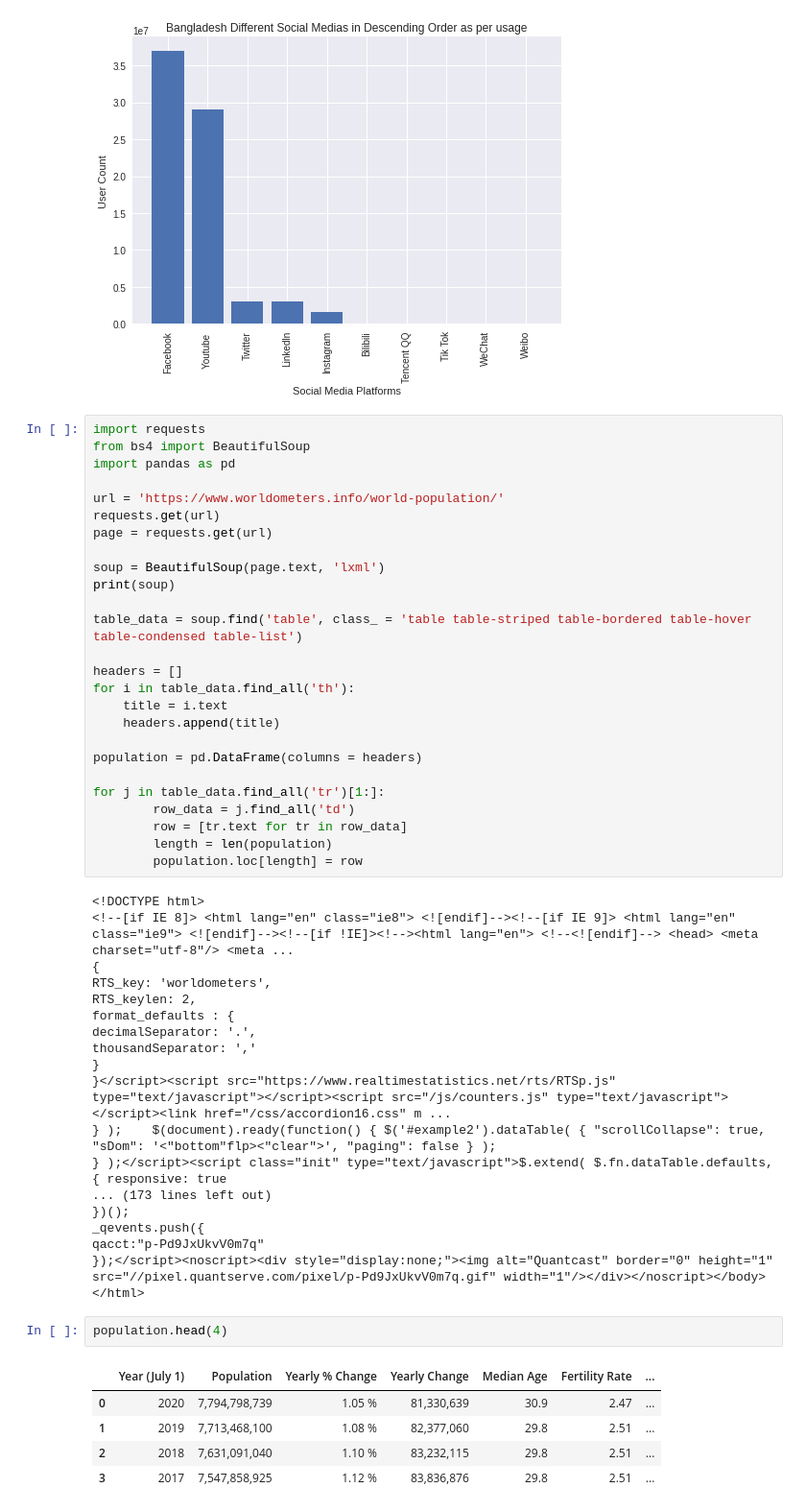
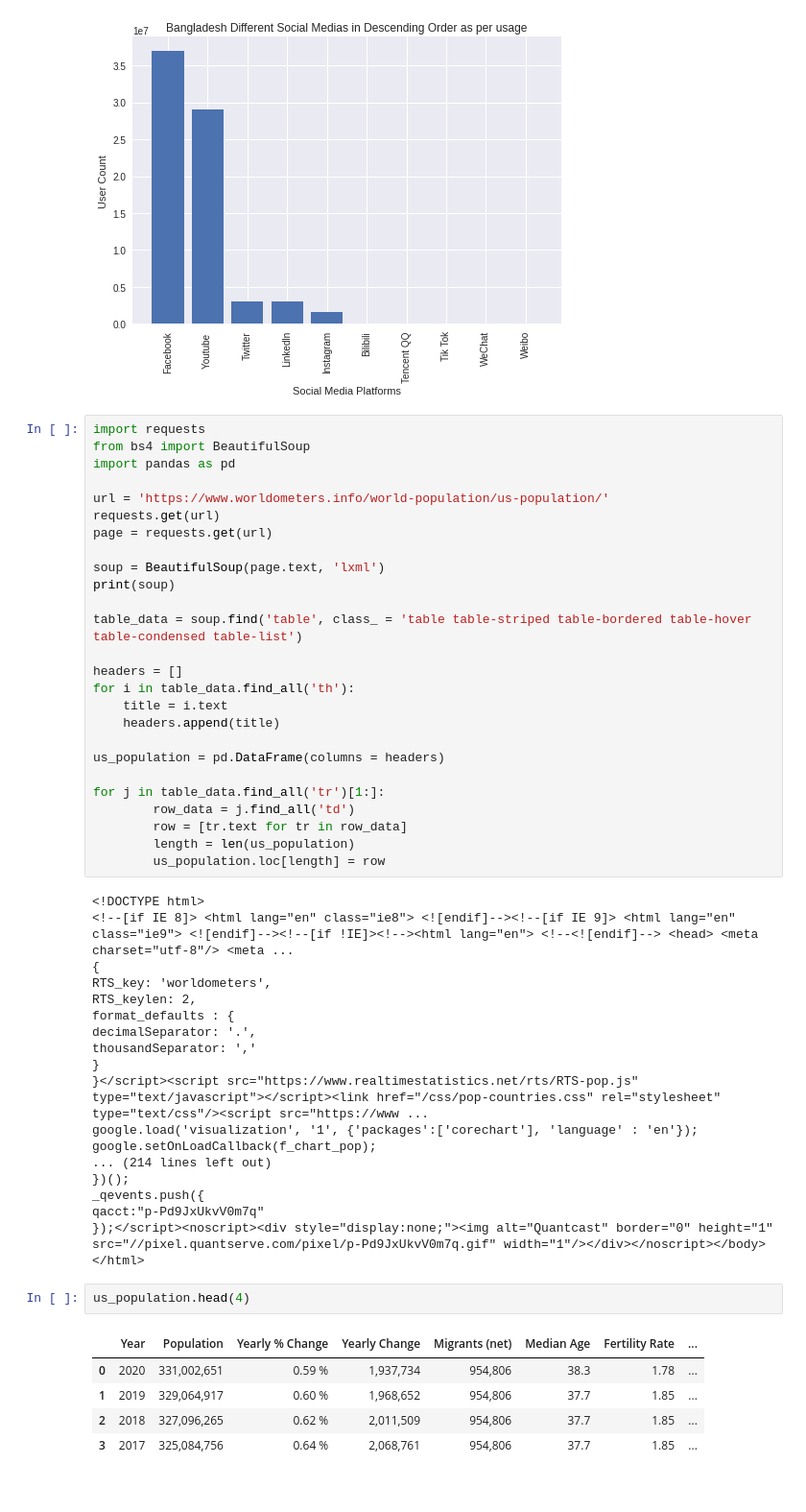
Before and after one commit to imdebarun/Singapore_DigiLabs, a Jupyter notebook: SocMed_Sol.ipynb, the cells around one changed output. Shown at 96% size. Saved outputs shown, nothing was run; the diff lists cells and outputs as text.

```diff
--- a/SocMed_Sol.ipynb
+++ b/SocMed_Sol.ipynb
@@ -833,7 +827,7 @@ import requests
 from bs4 import BeautifulSoup
 import pandas as pd
 
-url = 'https://www.worldometers.info/world-population/'
+url = 'https://www.worldometers.info/world-population/us-population/'
 requests.get(url)
 page = requests.get(url)
 
@@ -847,13 +841,13 @@ for i in table_data.find_all('th'):
     title = i.text
     headers.append(title)
 
-population = pd.DataFrame(columns = headers)
+us_population = pd.DataFrame(columns = headers)
 
 for j in table_data.find_all('tr')[1:]:
         row_data = j.find_all('td')
         row = [tr.text for tr in row_data]
-        length = len(population)
-        population.loc[length] = row
+        length = len(us_population)
+        us_population.loc[length] = row
 # %% [output]
 <!DOCTYPE html>
 <!--[if IE 8]> <html lang="en" class="ie8"> <![endif]--><!--[if IE 9]> <html lang="en" class="ie9"> <![endif]--><!--[if !IE]><!--><html lang="en"> <!--<![endif]--> <head> <meta charset="utf-8"/> <meta ...
@@ -864,19 +858,19 @@ format_defaults : {
 decimalSeparator: '.',
 thousandSeparator: ','
 }
-}</script><script src="https://www.realtimestatistics.net/rts/RTSp.js" type="text/javascript"></script><script src="/js/counters.js" type="text/javascript"></script><link href="/css/accordion16.css" m ...
-} );    $(document).ready(function() { $('#example2').dataTable( { "scrollCollapse": true,      "sDom": '<"bottom"flp><"clear">', "paging": false } );
-} );</script><script class="init" type="text/javascript">$.extend( $.fn.dataTable.defaults, { responsive: true
-... (173 lines left out)
+}</script><script src="https://www.realtimestatistics.net/rts/RTS-pop.js" type="text/javascript"></script><link href="/css/pop-countries.css" rel="stylesheet" type="text/css"/><script src="https://www ...
+google.load('visualization', '1', {'packages':['corechart'], 'language' : 'en'});
+google.setOnLoadCallback(f_chart_pop);
+... (214 lines left out)
 })();
 _qevents.push({
 qacct:"p-Pd9JxUkvV0m7q"
 });</script><noscript><div style="display:none;"><img alt="Quantcast" border="0" height="1" src="//pixel.quantserve.com/pixel/p-Pd9JxUkvV0m7q.gif" width="1"/></div></noscript></body></html>
 # %%
-population.head(4)
+us_population.head(4)
 # %% [output]
-|  | Year (July 1) | Population | Yearly % Change | Yearly Change | Median Age | Fertility Rate | ... |
-| 0 | 2020 | 7,794,798,739 | 1.05 % | 81,330,639 | 30.9 | 2.47 | ... |
-| 1 | 2019 | 7,713,468,100 | 1.08 % | 82,377,060 | 29.8 | 2.51 | ... |
-| 2 | 2018 | 7,631,091,040 | 1.10 % | 83,232,115 | 29.8 | 2.51 | ... |
-| 3 | 2017 | 7,547,858,925 | 1.12 % | 83,836,876 | 29.8 | 2.51 | ... |
+|  | Year | Population | Yearly % Change | Yearly Change | Migrants (net) | Median Age | Fertility Rate | ... |
+| 0 | 2020 | 331,002,651 | 0.59 % | 1,937,734 | 954,806 | 38.3 | 1.78 | ... |
+| 1 | 2019 | 329,064,917 | 0.60 % | 1,968,652 | 954,806 | 37.7 | 1.85 | ... |
+| 2 | 2018 | 327,096,265 | 0.62 % | 2,011,509 | 954,806 | 37.7 | 1.85 | ... |
+| 3 | 2017 | 325,084,756 | 0.64 % | 2,068,761 | 954,806 | 37.7 | 1.85 | ... |
```
Also changed, not shown: parts of 10 cells of this notebook.
